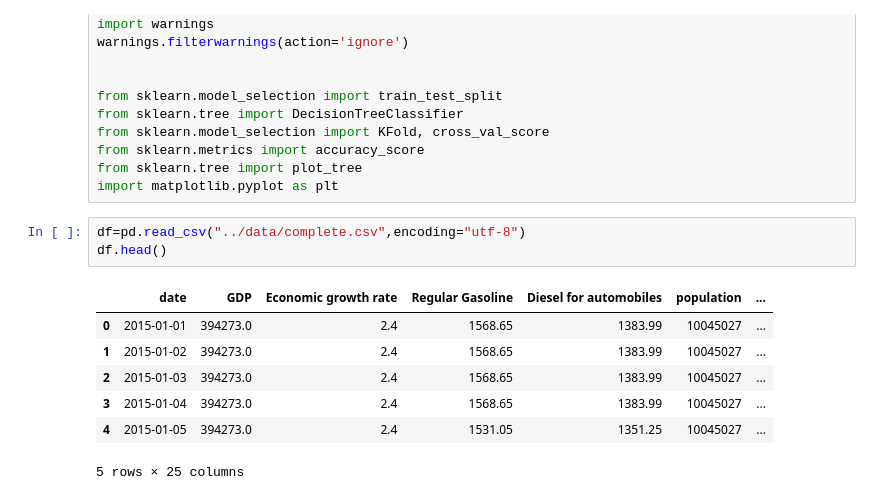
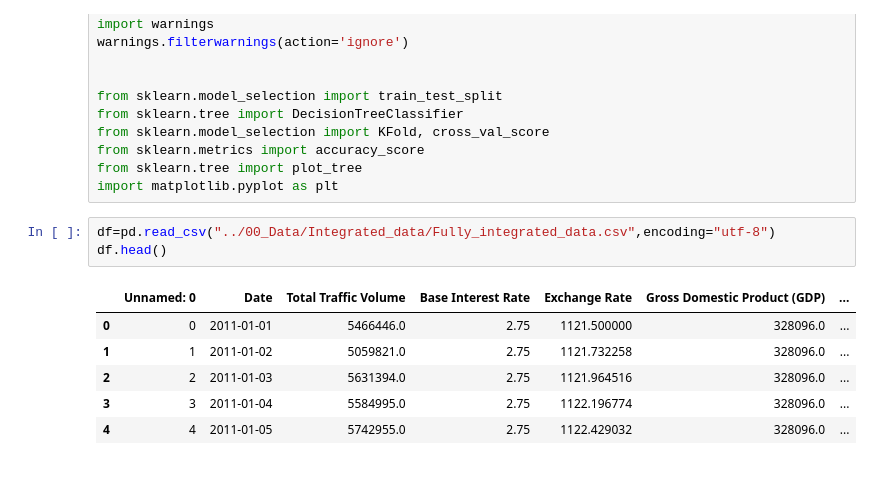
Before and after one commit to DataScience-6/traffic-and-economic, a Jupyter notebook: 03_Source_code&Dataset/04_Evaluation/Decision Tree_5Fold.ipynb, the cells around one changed output. Saved outputs shown, nothing was run; the diff lists cells and outputs as text.

```diff
--- a/03_Source_code&Dataset/04_Evaluation/Decision Tree_5Fold.ipynb
+++ b/03_Source_code&Dataset/04_Evaluation/Decision Tree_5Fold.ipynb
@@ -13,15 +13,14 @@ from sklearn.metrics import accuracy_score
 from sklearn.tree import plot_tree
 import matplotlib.pyplot as plt
 # %%
-df=pd.read_csv("../data/complete.csv",encoding="utf-8")
+df=pd.read_csv("../00_Data/Integrated_data/Fully_integrated_data.csv",encoding="utf-8")
 df.head()
 # %% [output]
-|  | date | GDP | Economic growth rate | Regular Gasoline | Diesel for automobiles | population | ... |
-| 0 | 2015-01-01 | 394273.0 | 2.4 | 1568.65 | 1383.99 | 10045027 | ... |
-| 1 | 2015-01-02 | 394273.0 | 2.4 | 1568.65 | 1383.99 | 10045027 | ... |
-| 2 | 2015-01-03 | 394273.0 | 2.4 | 1568.65 | 1383.99 | 10045027 | ... |
-| 3 | 2015-01-04 | 394273.0 | 2.4 | 1568.65 | 1383.99 | 10045027 | ... |
-| 4 | 2015-01-05 | 394273.0 | 2.4 | 1531.05 | 1351.25 | 10045027 | ... |
+|  | Unnamed: 0 | Date | Total Traffic Volume | Base Interest Rate | Exchange Rate | Gross Domestic Product (GDP) | ... |
+| 0 | 0 | 2011-01-01 | 5466446.0 | 2.75 | 1121.500000 | 328096.0 | ... |
+| 1 | 1 | 2011-01-02 | 5059821.0 | 2.75 | 1121.732258 | 328096.0 | ... |
+| 2 | 2 | 2011-01-03 | 5631394.0 | 2.75 | 1121.964516 | 328096.0 | ... |
+| 3 | 3 | 2011-01-04 | 5584995.0 | 2.75 | 1122.196774 | 328096.0 | ... |
+| 4 | 4 | 2011-01-05 | 5742955.0 | 2.75 | 1122.429032 | 328096.0 | ... |
-5 rows × 25 columns
 # %%
 # 한 번만 실행
```
Also changed, not shown: parts of 1 cell of this notebook, 2 other files.
